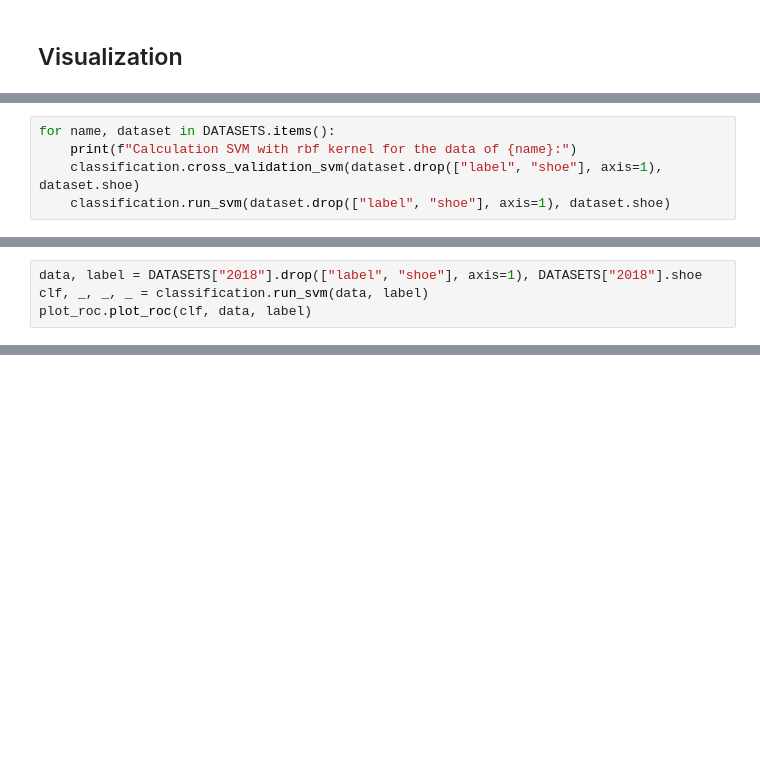
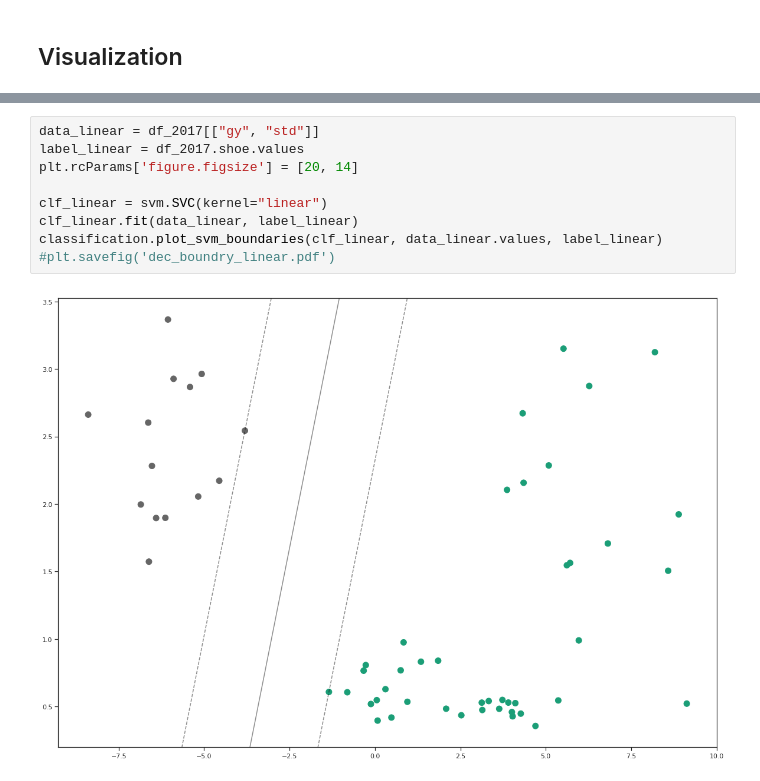
Before and after one commit to PierreSp/Activity_Tracking_SVM, a Jupyter notebook: plot_rbf_parameters.ipynb, the cells around one changed output, grey strips where cells are left out. Cells and saved outputs as stored; diff of their text form; blank space fills up the shorter version.

```diff
--- a/plot_rbf_parameters.ipynb
+++ b/plot_rbf_parameters.ipynb
@@ -57,5 +57,0 @@ g = g.add_legend()
-# %%
-for name, dataset in DATASETS.items():
-    print(f"Calculation SVM with rbf kernel for the data of {name}:")
-    classification.cross_validation_svm(dataset.drop(["label", "shoe"], axis=1), dataset.shoe)
-    classification.run_svm(dataset.drop(["label", "shoe"], axis=1), dataset.shoe)
@@ -64,4 +57,0 @@ for name, dataset in DATASETS.items():
-# %%
-data, label = DATASETS["2018"].drop(["label", "shoe"], axis=1), DATASETS["2018"].shoe
-clf, _, _, _ = classification.run_svm(data, label)
-plot_roc.plot_roc(clf, data, label)
@@ -67,0 +62,11 @@ plot_roc.plot_roc(clf, data, label)
+# %%
+data_linear = df_2017[["gy", "std"]]
+label_linear = df_2017.shoe.values
+plt.rcParams['figure.figsize'] = [20, 14]
+
+clf_linear = svm.SVC(kernel="linear")
+clf_linear.fit(data_linear, label_linear)
+classification.plot_svm_boundaries(clf_linear, data_linear.values, label_linear)
+#plt.savefig('dec_boundry_linear.pdf')
+# %% [output]
+[figure, added]
```
Also changed, not shown: parts of 23 cells of this notebook.
